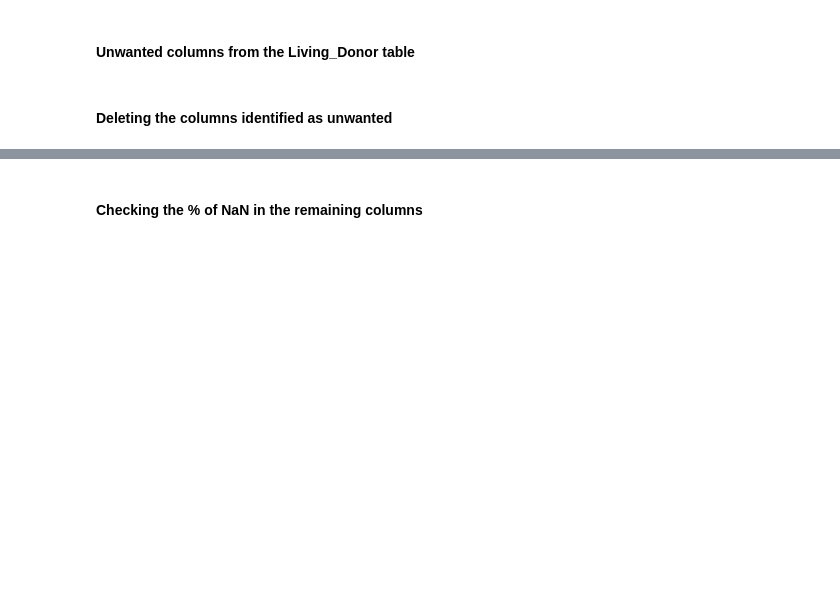
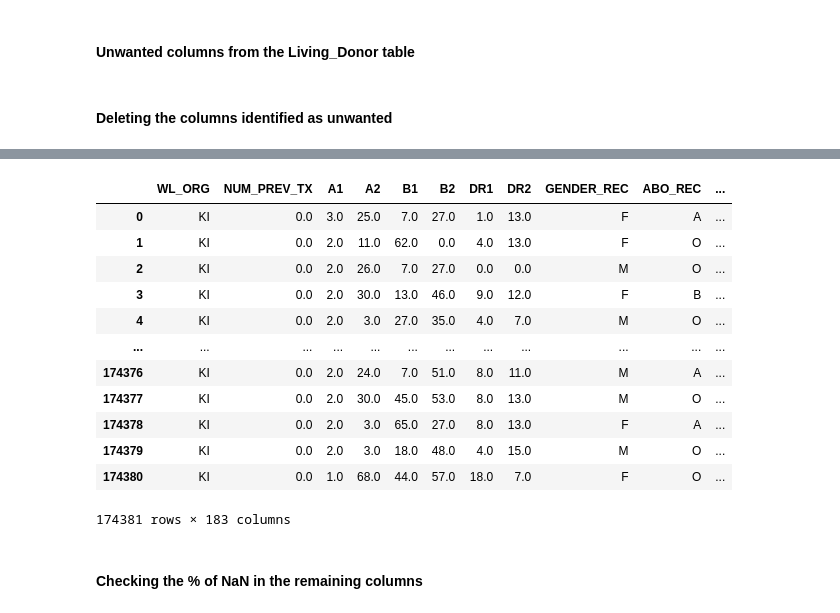
Before and after one commit to matejkloucek/bp_don_rec_compatibility, a Jupyter notebook: Preprocessing_Feature_Selection.ipynb, the cells around one changed output, grey strips where cells are left out. Cells and saved outputs as stored; diff of their text form; code cells hidden in the pictures; blank space fills up the shorter version.

```diff
--- a/Preprocessing_Feature_Selection.ipynb
+++ b/Preprocessing_Feature_Selection.ipynb
@@ -152,14 +312,14 @@ kidpan_post_transplant_columns = ["ACUTE_REJ_EPI_KI", "ACUTE_REJ_EPI_PA",
                            "REJCNF_KI", "REJCNF_PA", "REJTRT_KI", "REJTRT_PA", "RESUM_MAINT_DIAL",
                            "RESUM_MAINT_DIAL_DT", "SERUM_CREAT", "COD_KI", "COD_PA", "COD_WL", "COD2_KI",
                           "COD2_PA", "COD3_KI", "COD3_PA", "FUNC_STAT_TRF", "LOS", "PRI_PAYMENT_TRR_KI",
-                           "TRTREJ1Y_KI", "TRTREJ6M_KI"
+                           "TRTREJ1Y_KI", "TRTREJ6M_KI", "CREAT1Y", "CREAT6M"
                           ]
 
 # columns containing data collected at transplantation
 kidpan_at_transplant_columns = ["CADEMIC_LEVEL_TRR", "ACADEMIC_PRG_TRR", "ADMISSION_DATE",
                          "COLD_ISCH_KI", "DISCHARGE_DATE", "DON_TY", "MED_COND_TRR", "FUNC_STAT_TRR",
                         "WORK_INCOME_TRR", "ADMISSION_DATE", "ART_RECON", "CMV_IGG", "CMV_IGM", "CMV_STATUS",
-                         "CREAT_TRR", "DATA_TRANSPLANT", "DIAL_TRR", "L_FIN_FLOW_RATE_TX", "L_FIN_RESIST_TX",
+                         "DATA_TRANSPLANT", "DIAL_TRR", "L_FIN_FLOW_RATE_TX", "L_FIN_RESIST_TX",
                          "MED_COND_TRR", "ORG_REC_ON", "PERM_STATE_TRR", "PUMP_KI", "R_FIN_FLOW_RATE_TX",
                          "R_FIN_RESIST_TX", "REC_ON_ICE", "REC_ON_PUMP", "TX_PROCEDUR_TY_KI"
                         ]
@@ -184,17 +344,18 @@ kidpan_pancreas_columns = ["ACUTE_REJ_EPI_PA", "AMYLASE", "ANAST_LK_PA", "ART_RE
                     "VEN_EXT_GRF", 'Kidney_Pancreas_PRA', 'Kidney_Malig_Followup', 'Kidney_Followup',
                    ]
 
-kidpan_duplicate_columns = ['DGN_TCR']
+kidpan_duplicate_columns = ['DGN_TCR', 'AGE_BIN', 'INIT_AGE_BIN', 'INIT_AGE', 'AGE_BIN_DON', 'AGE_BIN_REC']
 
 # other unwanted columns (e.g. PTIME measures time until death while GTIME_KI measures time until kidney failure)
 kidpan_other_to_delete = ["PTIME", "PSTATUS", "PX_STAT", "PX_STAT_DATE", "PT_CODE", 'END_OPO_CTR_CODE', 'CTR_CODE',
                          'RECOV_FACILITY_CODE', 'LISTING_CTR_CODE', 'VAL_DT_TCR', 'VAL_DT_TRR', 'VAL_DT_LDR',
                           'Kidney_Pancreas_WL_History', 'Kidney_Pancreas_Immuno_Followup', 'Kidney_Pancreas_HLA',
-                          'Kidney_Pancreas_Immuno_Discharge'
+                          'Kidney_Pancreas_Immuno_Discharge', '	INIT_OPO_CTR_CODE',
                          ]
 
 kidpan_unwanted_columns = list(set(kidpan_post_transplant_columns + kidpan_at_transplant_columns +
-                                   kidpan_irrelevant_columns + kidpan_pancreas_columns + kidpan_other_to_delete))
+                                   kidpan_irrelevant_columns + kidpan_pancreas_columns +
+                                   kidpan_duplicate_columns + kidpan_other_to_delete))
 # %% [markdown]
 #### Unwanted columns from the Living_Donor table
 # %%
@@ -236,6 +399,20 @@ len(new_columns)
 # %%
-new_kidpan_living = reduced_kidpan_living[new_columns]
-new_kidpan_living
+kidpan_living = kidpan_living[new_columns]
+kidpan_living
+# %% [output]
+|  | WL_ORG | NUM_PREV_TX | A1 | A2 | B1 | B2 | DR1 | DR2 | GENDER_REC | ABO_REC | ... |
+| 0 | KI | 0.0 | 3.0 | 25.0 | 7.0 | 27.0 | 1.0 | 13.0 | F | A | ... |
+| 1 | KI | 0.0 | 2.0 | 11.0 | 62.0 | 0.0 | 4.0 | 13.0 | F | O | ... |
+| 2 | KI | 0.0 | 2.0 | 26.0 | 7.0 | 27.0 | 0.0 | 0.0 | M | O | ... |
+| 3 | KI | 0.0 | 2.0 | 30.0 | 13.0 | 46.0 | 9.0 | 12.0 | F | B | ... |
+| 4 | KI | 0.0 | 2.0 | 3.0 | 27.0 | 35.0 | 4.0 | 7.0 | M | O | ... |
+| ... | ... | ... | ... | ... | ... | ... | ... | ... | ... | ... | ... |
+| 174376 | KI | 0.0 | 2.0 | 24.0 | 7.0 | 51.0 | 8.0 | 11.0 | M | A | ... |
+| 174377 | KI | 0.0 | 2.0 | 30.0 | 45.0 | 53.0 | 8.0 | 13.0 | M | O | ... |
+| 174378 | KI | 0.0 | 2.0 | 3.0 | 65.0 | 27.0 | 8.0 | 13.0 | F | A | ... |
+| 174379 | KI | 0.0 | 2.0 | 3.0 | 18.0 | 48.0 | 4.0 | 15.0 | M | O | ... |
+| 174380 | KI | 0.0 | 1.0 | 68.0 | 44.0 | 57.0 | 18.0 | 7.0 | F | O | ... |
+174381 rows × 183 columns
 # %% [markdown]
 #### Checking the % of NaN in the remaining columns
 # %%
```
Also changed, not shown: parts of 44 cells of this notebook, 2 other files.
